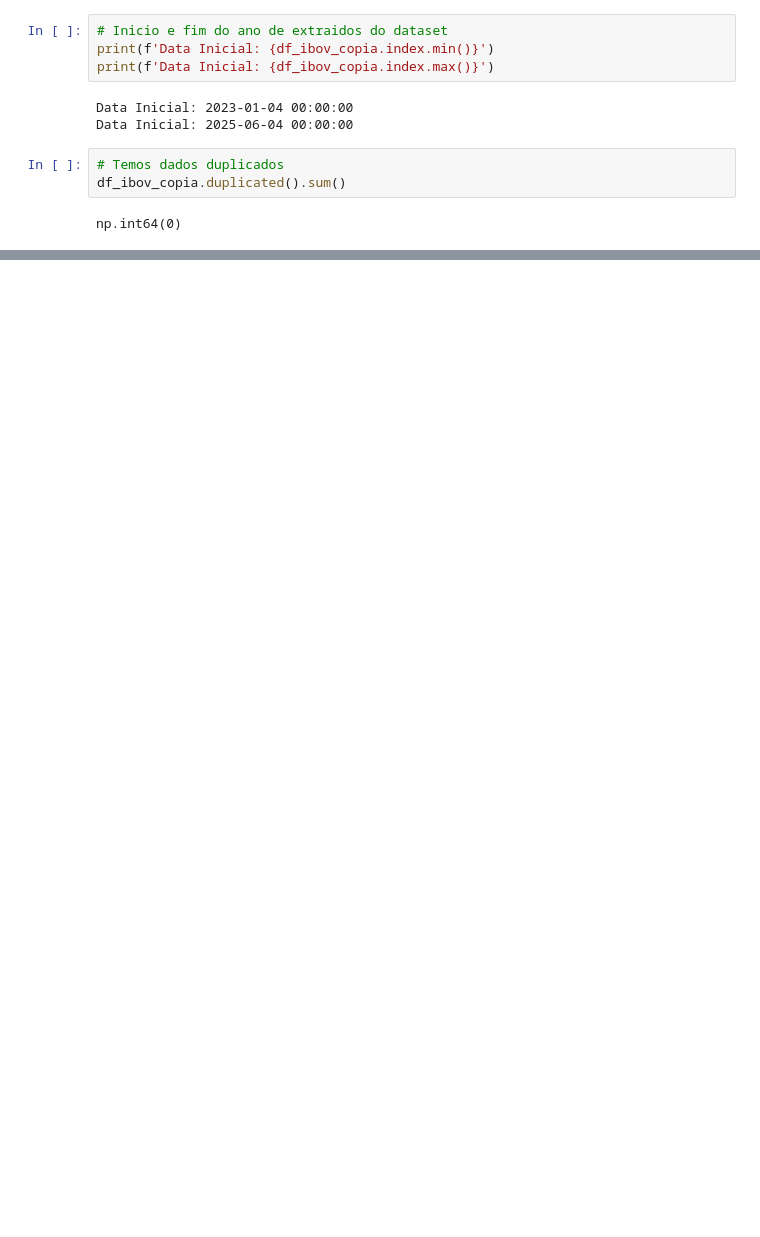
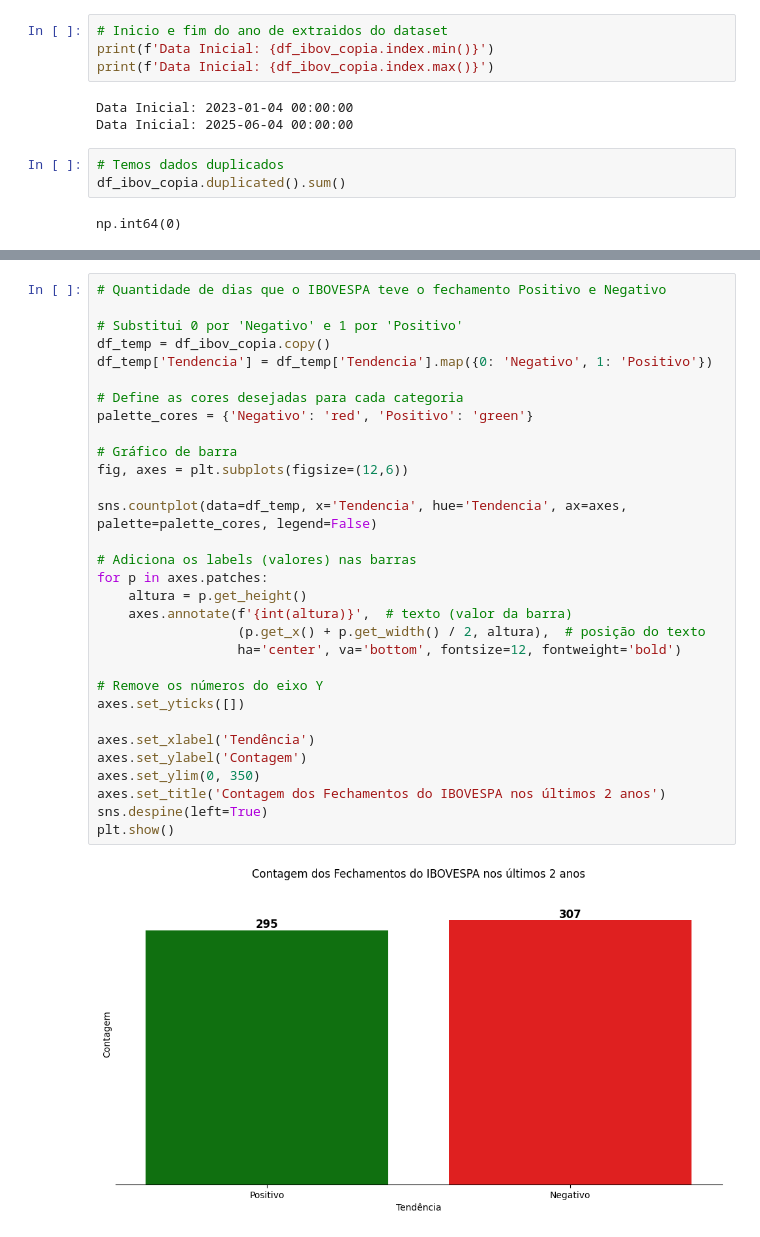
Before and after one commit to JacksonvBarbosa/Analise_Indice_Ibovespa, a Jupyter notebook: Codigo/DadosIbovespa.ipynb, the cells around one changed output, grey strips where cells are left out. Saved outputs shown, nothing was run; the diff lists cells and outputs as text; blank space fills up the shorter version.

```diff
--- a/Codigo/DadosIbovespa.ipynb
+++ b/Codigo/DadosIbovespa.ipynb
@@ -238,0 +302,33 @@ np.int64(0)
+# %%
+# Quantidade de dias que o IBOVESPA teve o fechamento Positivo e Negativo
+
+# Substitui 0 por 'Negativo' e 1 por 'Positivo'
+df_temp = df_ibov_copia.copy()
+df_temp['Tendencia'] = df_temp['Tendencia'].map({0: 'Negativo', 1: 'Positivo'})
+
+# Define as cores desejadas para cada categoria
+palette_cores = {'Negativo': 'red', 'Positivo': 'green'}
+
+# Gráfico de barra
+fig, axes = plt.subplots(figsize=(12,6))
+
+sns.countplot(data=df_temp, x='Tendencia', hue='Tendencia', ax=axes, palette=palette_cores, legend=False)
+
+# Adiciona os labels (valores) nas barras
+for p in axes.patches:
+    altura = p.get_height()
+    axes.annotate(f'{int(altura)}',  # texto (valor da barra)
+                  (p.get_x() + p.get_width() / 2, altura),  # posição do texto
+                  ha='center', va='bottom', fontsize=12, fontweight='bold')
+
+# Remove os números do eixo Y
+axes.set_yticks([])
+
+axes.set_xlabel('Tendência')
+axes.set_ylabel('Contagem')
+axes.set_ylim(0, 350)
+axes.set_title('Contagem dos Fechamentos do IBOVESPA nos últimos 2 anos')
+sns.despine(left=True)
+plt.show()
+# %% [output]
+[figure, added]
```
Also changed, not shown: parts of 12 cells of this notebook.
